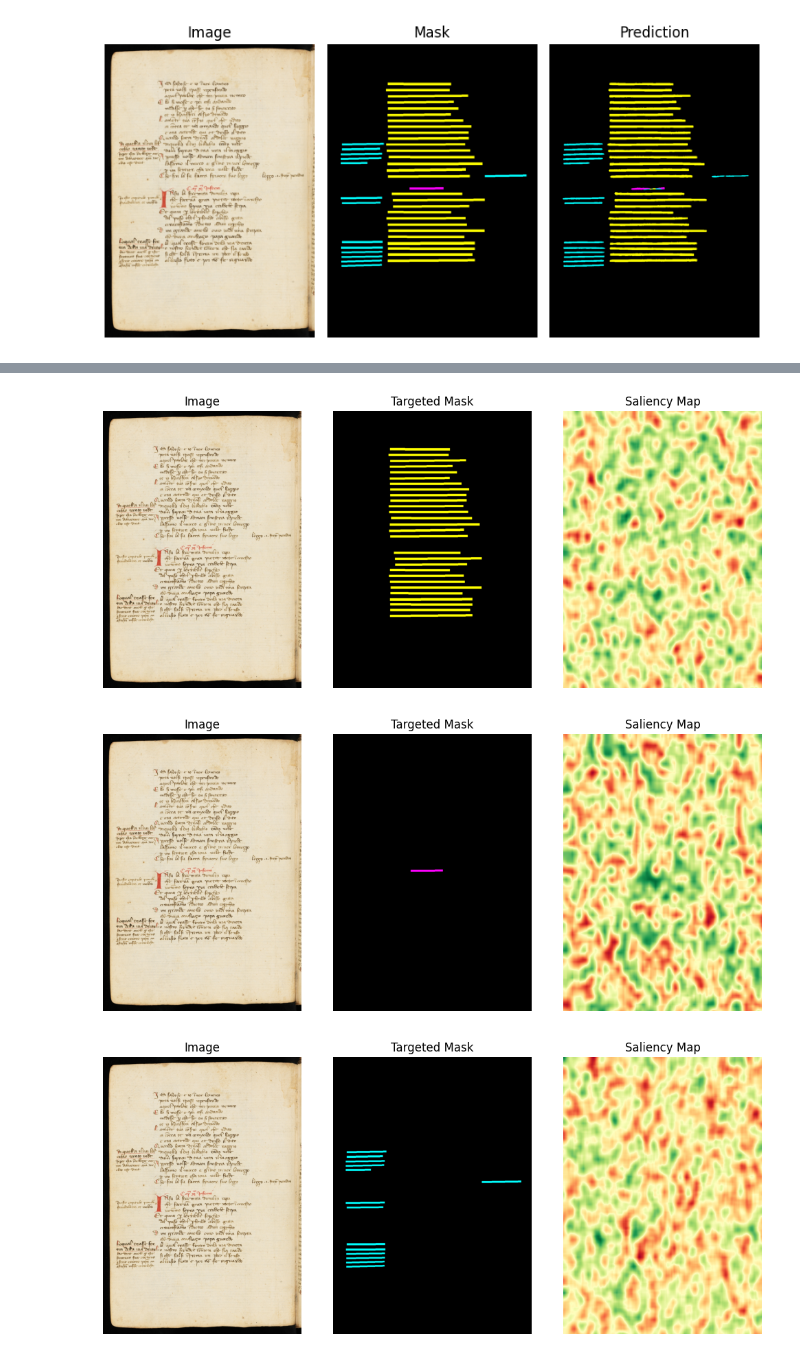
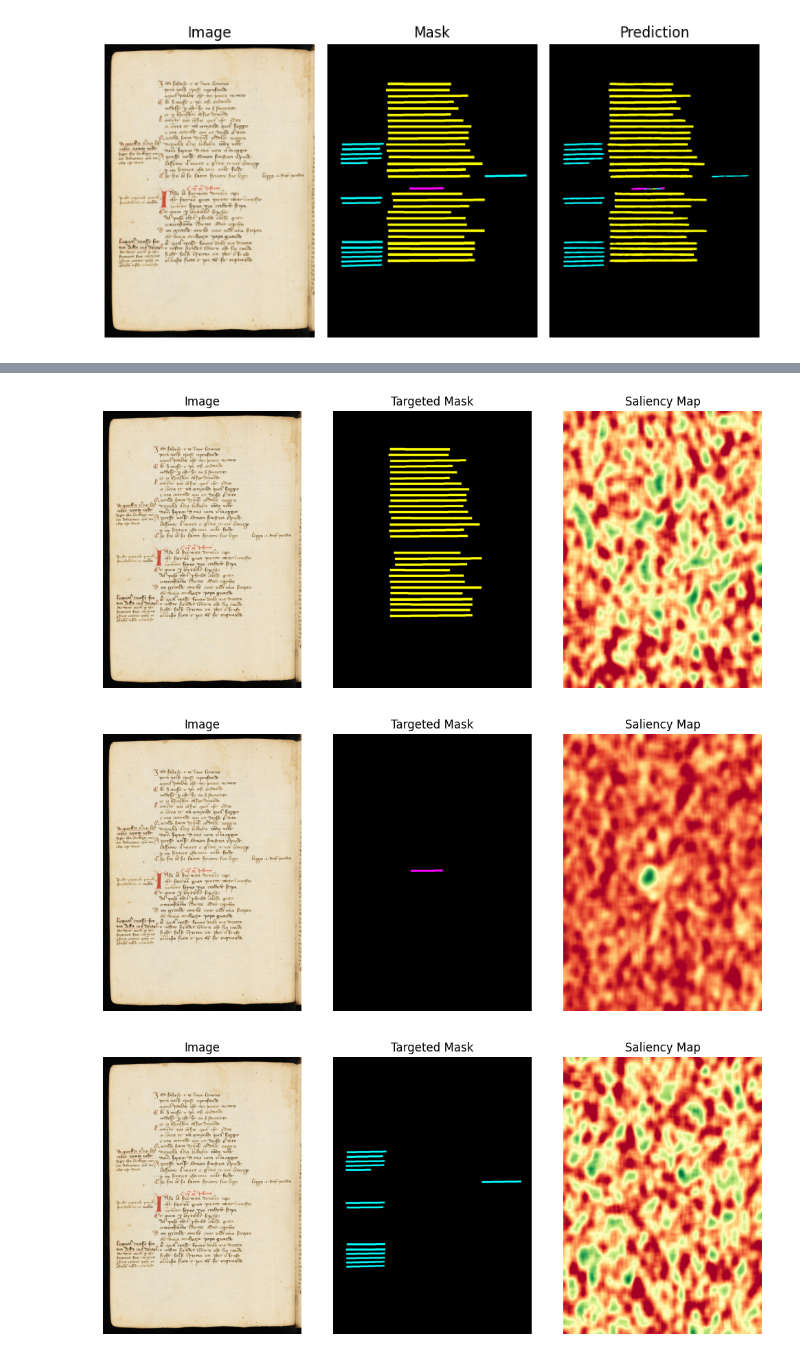
Before and after one commit to iheb-brini/SegClarity, a Jupyter notebook: Notebooks/05_RISE_experiment_on_documents.ipynb, the cells around one changed output, grey strips where cells are left out. Drawn from its saved outputs; the diff is of its cells as text; code cells hidden in the pictures.

Commit message:
[UPDATE] added clip

```diff
--- a/Notebooks/05_RISE_experiment_on_documents.ipynb
+++ b/Notebooks/05_RISE_experiment_on_documents.ipynb
@@ -146,7 +146,7 @@ rise = RISE(score_mode="iou", num_classes=4)
 ratio = 1 #1.4
 w = 32
 h = int(w * ratio)
-num_masks = 50
+num_masks = 500
 batch_size = 4
 prob_thresh = 0.5
 
@@ -159,7 +159,7 @@ for selected_target in targets:
                                             target_class=selected_target,
                                             batch_size=batch_size
                                             )
-
+    saliency = clip_fixed_percentage(saliency, p=0.05)
     targeted_mask = torch.where(mask_batch == selected_target, torch.ones_like(mask_batch), torch.zeros_like(mask_batch))
     fig,axes = plt.subplots(1,3,figsize=(10,5))
     color_index = selected_target if selected_target != 0 else 4
@@ -170,3 +170,3 @@ for selected_target in targets:
-[figure, old version]
+[figure, new version]
-[figure, old version]
+[figure, new version]
-[figure, old version]
+[figure, new version]
```
Also changed, not shown: parts of 2 cells of this notebook, 3 other files.
